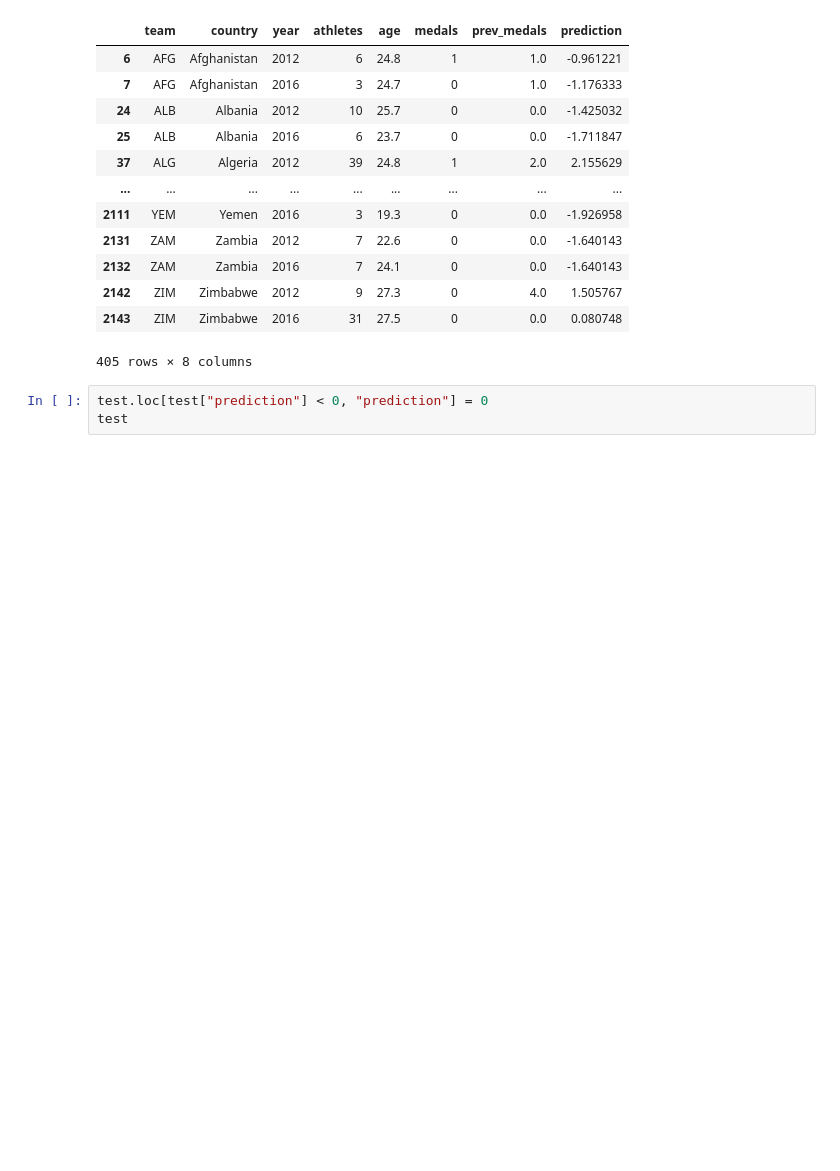
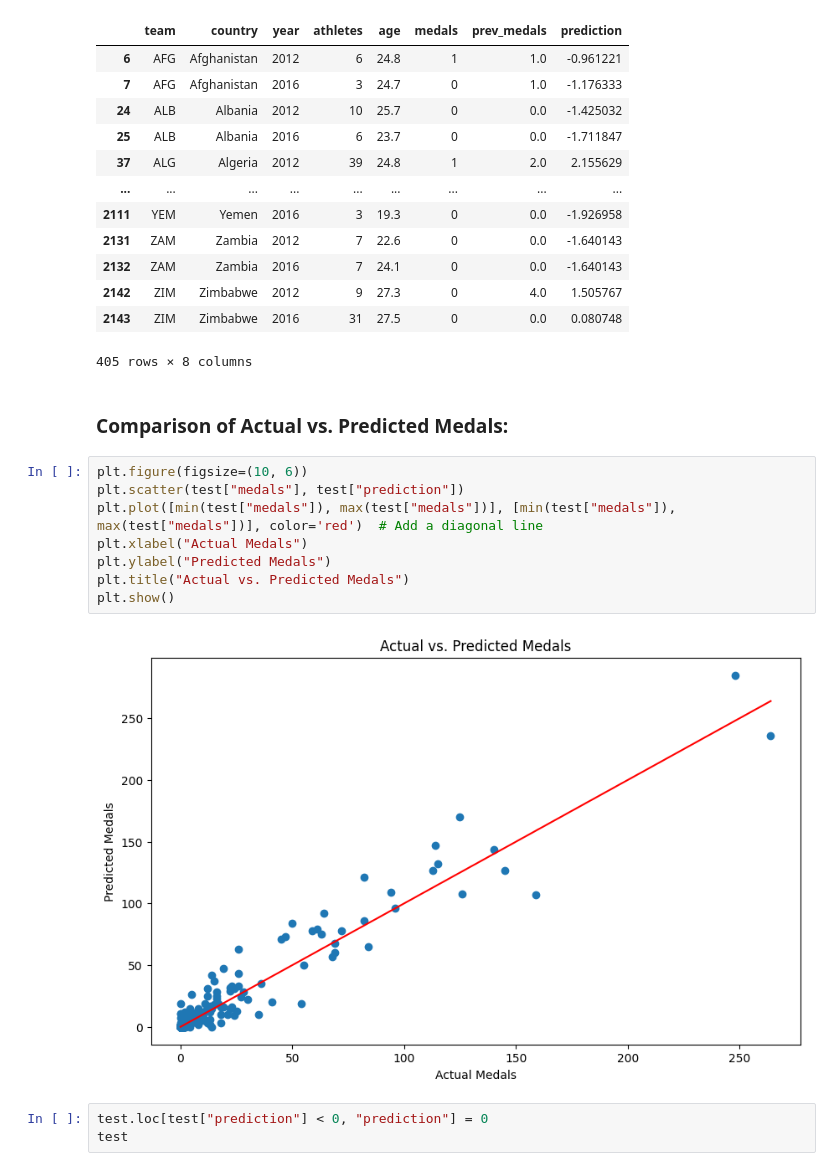
Before and after one commit to Olatunjiomotayo/Olympic-Team-Medal-Analysis, a Jupyter notebook: Olympic Team Medal Analysis.ipynb, the cells around one changed output. Drawn from its saved outputs; the diff is of its cells as text; blank space fills up the shorter version.

```diff
--- a/Olympic Team Medal Analysis.ipynb
+++ b/Olympic Team Medal Analysis.ipynb
@@ -196,6 +219,18 @@ test
 | 2142 | ZIM | Zimbabwe | 2012 | 9 | 27.3 | 0 | 4.0 | 1.505767 |
 | 2143 | ZIM | Zimbabwe | 2016 | 31 | 27.5 | 0 | 0.0 | 0.080748 |
 405 rows × 8 columns
+# %% [markdown]
+### **Comparison of Actual vs. Predicted Medals:**
+# %%
+plt.figure(figsize=(10, 6))
+plt.scatter(test["medals"], test["prediction"])
+plt.plot([min(test["medals"]), max(test["medals"])], [min(test["medals"]), max(test["medals"])], color='red')  # Add a diagonal line
+plt.xlabel("Actual Medals")
+plt.ylabel("Predicted Medals")
+plt.title("Actual vs. Predicted Medals")
+plt.show()
+# %% [output]
+[figure, added]
 # %%
 test.loc[test["prediction"] < 0, "prediction"] = 0
 test
```
Also changed, not shown: parts of 8 cells of this notebook.
